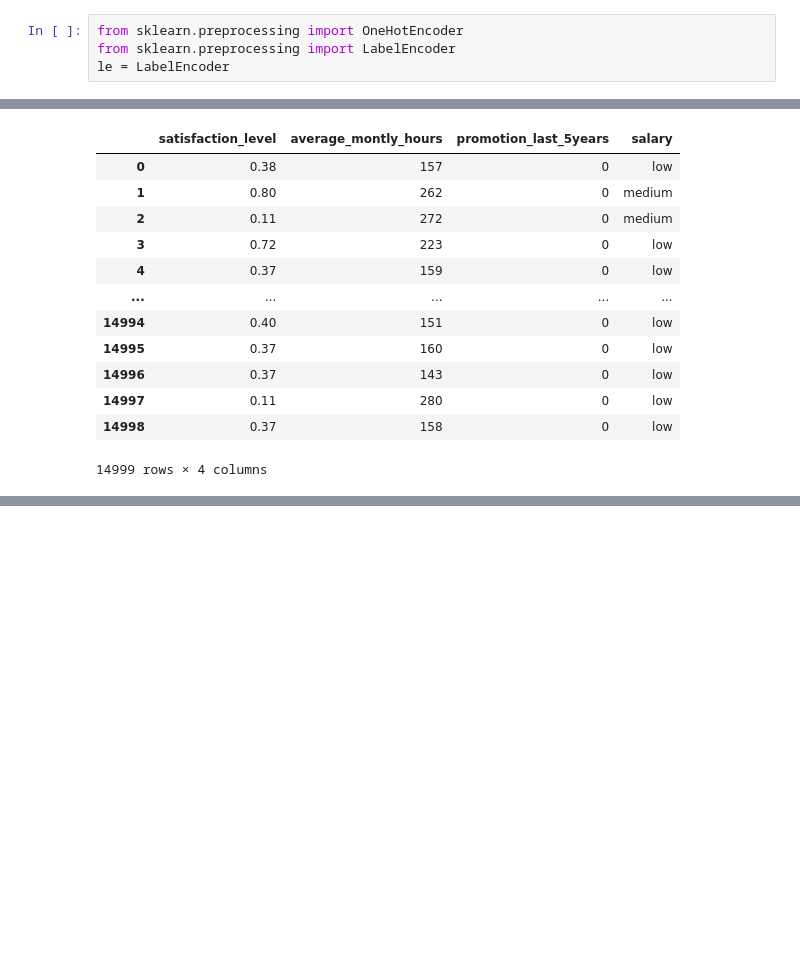
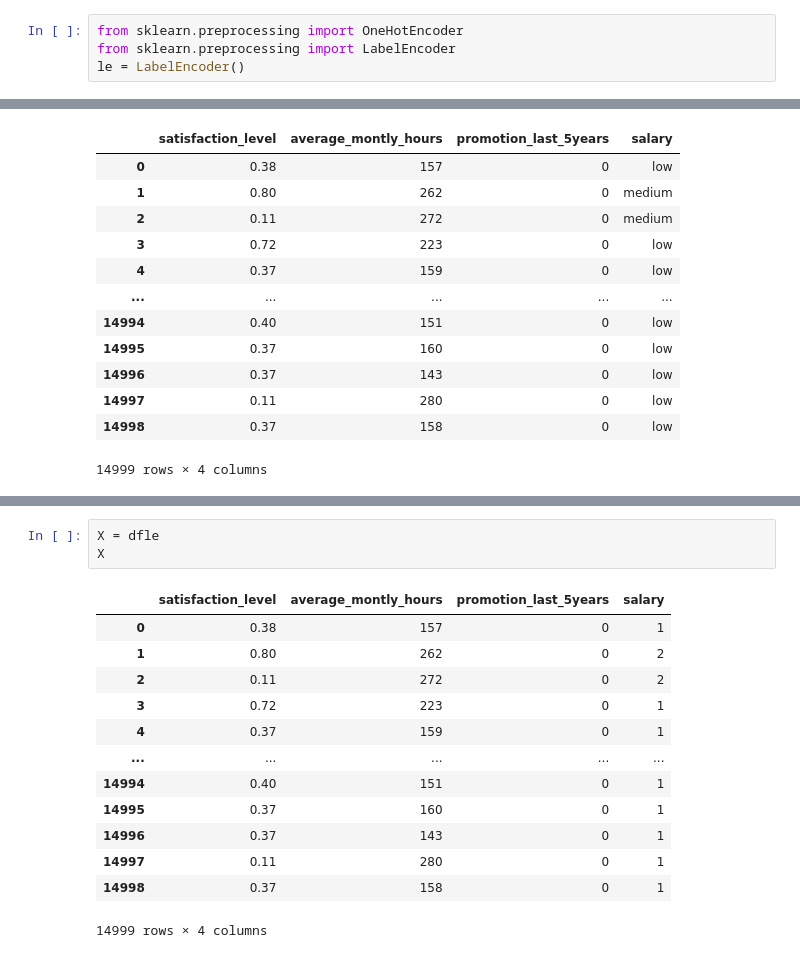
Before and after one commit to Chetty-Praneeth/ML, a Jupyter notebook: Logistic_Regression/Practice.ipynb, the cells around one changed output, grey strips where cells are left out. Saved outputs shown, nothing was run; the diff lists cells and outputs as text; blank space fills up the shorter version.

```diff
--- a/Logistic_Regression/Practice.ipynb
+++ b/Logistic_Regression/Practice.ipynb
@@ -123,7 +123,7 @@ subdf.head()
 # %%
 from sklearn.preprocessing import OneHotEncoder
 from sklearn.preprocessing import LabelEncoder
-le = LabelEncoder
+le = LabelEncoder()
 # %%
 dfle = subdf
 dfle
@@ -162,0 +168,17 @@ X.dtypes
+# %%
+X = dfle
+X
+# %% [output]
+|  | satisfaction_level | average_montly_hours | promotion_last_5years | salary |
+| 0 | 0.38 | 157 | 0 | 1 |
+| 1 | 0.80 | 262 | 0 | 2 |
+| 2 | 0.11 | 272 | 0 | 2 |
+| 3 | 0.72 | 223 | 0 | 1 |
+| 4 | 0.37 | 159 | 0 | 1 |
+| ... | ... | ... | ... | ... |
+| 14994 | 0.40 | 151 | 0 | 1 |
+| 14995 | 0.37 | 160 | 0 | 1 |
+| 14996 | 0.37 | 143 | 0 | 1 |
+| 14997 | 0.11 | 280 | 0 | 1 |
+| 14998 | 0.37 | 158 | 0 | 1 |
+14999 rows × 4 columns
```
Also changed, not shown: parts of 14 cells of this notebook.
